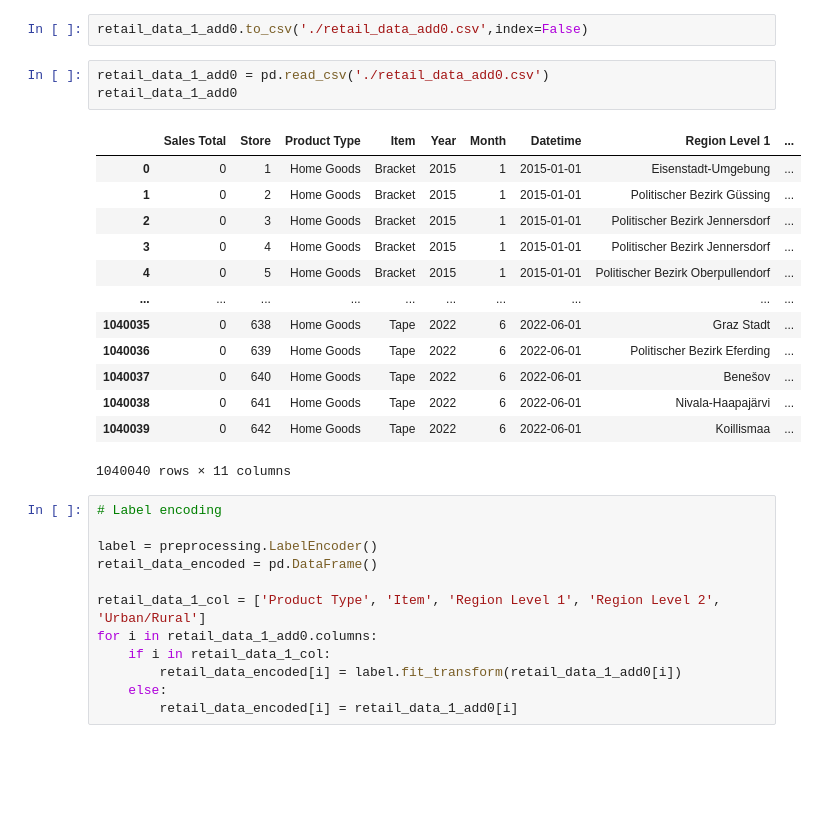
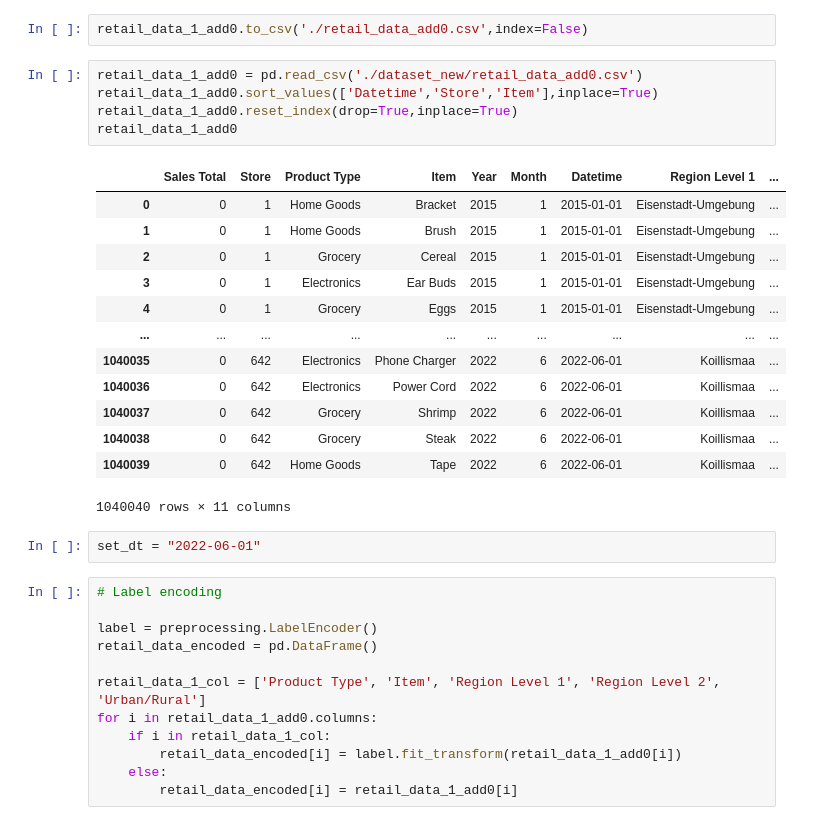
Before and after one commit to minji-o-j/Data-Science-Project, a Jupyter notebook: xgboost_retail.ipynb, the cells around one changed output. Cells and saved outputs as stored; diff of their text form; blank space fills up the shorter version.

```diff
--- a/xgboost_retail.ipynb
+++ b/xgboost_retail.ipynb
@@ -195,22 +195,26 @@ retail_data_1_add0
 # %%
 retail_data_1_add0.to_csv('./retail_data_add0.csv',index=False)
 # %%
-retail_data_1_add0 = pd.read_csv('./retail_data_add0.csv')
+retail_data_1_add0 = pd.read_csv('./dataset_new/retail_data_add0.csv')
+retail_data_1_add0.sort_values(['Datetime','Store','Item'],inplace=True)
+retail_data_1_add0.reset_index(drop=True,inplace=True)
 retail_data_1_add0
 # %% [output]
 |  | Sales Total | Store | Product Type | Item | Year | Month | Datetime | Region Level 1 | ... |
 | 0 | 0 | 1 | Home Goods | Bracket | 2015 | 1 | 2015-01-01 | Eisenstadt-Umgebung | ... |
-| 1 | 0 | 2 | Home Goods | Bracket | 2015 | 1 | 2015-01-01 | Politischer Bezirk Güssing | ... |
-| 2 | 0 | 3 | Home Goods | Bracket | 2015 | 1 | 2015-01-01 | Politischer Bezirk Jennersdorf | ... |
-| 3 | 0 | 4 | Home Goods | Bracket | 2015 | 1 | 2015-01-01 | Politischer Bezirk Jennersdorf | ... |
-| 4 | 0 | 5 | Home Goods | Bracket | 2015 | 1 | 2015-01-01 | Politischer Bezirk Oberpullendorf | ... |
+| 1 | 0 | 1 | Home Goods | Brush | 2015 | 1 | 2015-01-01 | Eisenstadt-Umgebung | ... |
+| 2 | 0 | 1 | Grocery | Cereal | 2015 | 1 | 2015-01-01 | Eisenstadt-Umgebung | ... |
+| 3 | 0 | 1 | Electronics | Ear Buds | 2015 | 1 | 2015-01-01 | Eisenstadt-Umgebung | ... |
+| 4 | 0 | 1 | Grocery | Eggs | 2015 | 1 | 2015-01-01 | Eisenstadt-Umgebung | ... |
 | ... | ... | ... | ... | ... | ... | ... | ... | ... | ... |
-| 1040035 | 0 | 638 | Home Goods | Tape | 2022 | 6 | 2022-06-01 | Graz Stadt | ... |
-| 1040036 | 0 | 639 | Home Goods | Tape | 2022 | 6 | 2022-06-01 | Politischer Bezirk Eferding | ... |
-| 1040037 | 0 | 640 | Home Goods | Tape | 2022 | 6 | 2022-06-01 | Benešov | ... |
-| 1040038 | 0 | 641 | Home Goods | Tape | 2022 | 6 | 2022-06-01 | Nivala-Haapajärvi | ... |
+| 1040035 | 0 | 642 | Electronics | Phone Charger | 2022 | 6 | 2022-06-01 | Koillismaa | ... |
+| 1040036 | 0 | 642 | Electronics | Power Cord | 2022 | 6 | 2022-06-01 | Koillismaa | ... |
+| 1040037 | 0 | 642 | Grocery | Shrimp | 2022 | 6 | 2022-06-01 | Koillismaa | ... |
+| 1040038 | 0 | 642 | Grocery | Steak | 2022 | 6 | 2022-06-01 | Koillismaa | ... |
 | 1040039 | 0 | 642 | Home Goods | Tape | 2022 | 6 | 2022-06-01 | Koillismaa | ... |
 1040040 rows × 11 columns
+# %%
+set_dt = "2022-06-01"
 # %%
 # Label encoding
 
```
Also changed, not shown: parts of 7 cells of this notebook, 1 other file.
